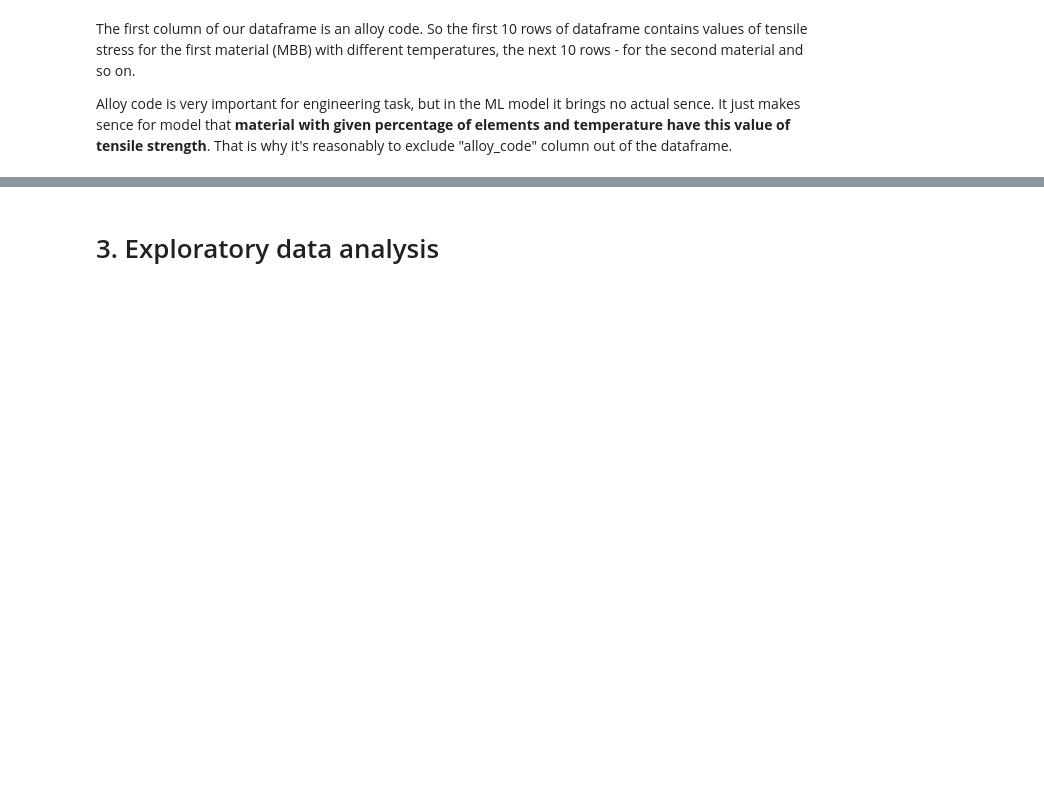
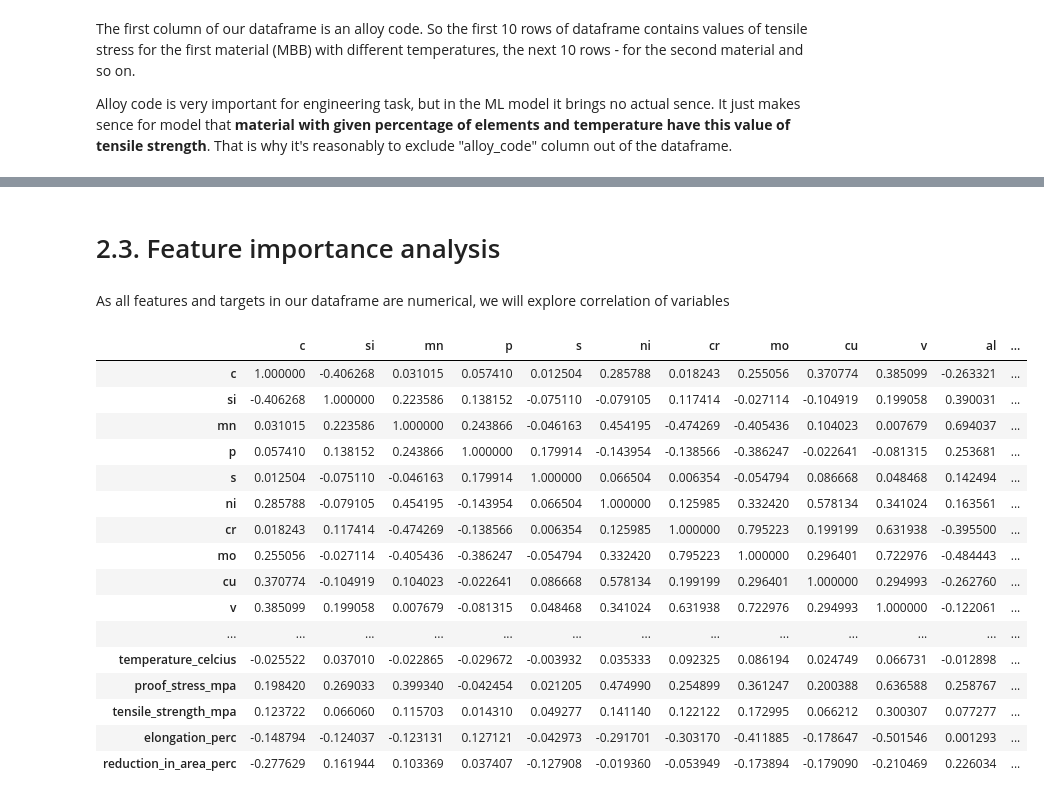
Before and after one commit to ElenaNKn/ml-zoomcamp-solutions, a Jupyter notebook: capstone_project/notebook.ipynb, the cells around one changed output, grey strips where cells are left out. Cells and saved outputs as stored; diff of their text form; code cells hidden in the pictures; blank space fills up the shorter version.

Commit message:
Exploratory data analysis performed

```diff
--- a/capstone_project/notebook.ipynb
+++ b/capstone_project/notebook.ipynb
@@ -203,2 +236,25 @@ df
 # %% [markdown]
-# 3. Exploratory data analysis
+# 2.3. Feature importance analysis
+# %% [markdown]
+As all features and targets in our dataframe are numerical, we will explore correlation of variables
+# %%
+df_train_corr = df.corr()
+df_train_corr
+# %% [output]
+|  | c | si | mn | p | s | ni | cr | mo | cu | v | al | ... |
+| c | 1.000000 | -0.406268 | 0.031015 | 0.057410 | 0.012504 | 0.285788 | 0.018243 | 0.255056 | 0.370774 | 0.385099 | -0.263321 | ... |
+| si | -0.406268 | 1.000000 | 0.223586 | 0.138152 | -0.075110 | -0.079105 | 0.117414 | -0.027114 | -0.104919 | 0.199058 | 0.390031 | ... |
+| mn | 0.031015 | 0.223586 | 1.000000 | 0.243866 | -0.046163 | 0.454195 | -0.474269 | -0.405436 | 0.104023 | 0.007679 | 0.694037 | ... |
+| p | 0.057410 | 0.138152 | 0.243866 | 1.000000 | 0.179914 | -0.143954 | -0.138566 | -0.386247 | -0.022641 | -0.081315 | 0.253681 | ... |
+| s | 0.012504 | -0.075110 | -0.046163 | 0.179914 | 1.000000 | 0.066504 | 0.006354 | -0.054794 | 0.086668 | 0.048468 | 0.142494 | ... |
+| ni | 0.285788 | -0.079105 | 0.454195 | -0.143954 | 0.066504 | 1.000000 | 0.125985 | 0.332420 | 0.578134 | 0.341024 | 0.163561 | ... |
+| cr | 0.018243 | 0.117414 | -0.474269 | -0.138566 | 0.006354 | 0.125985 | 1.000000 | 0.795223 | 0.199199 | 0.631938 | -0.395500 | ... |
+| mo | 0.255056 | -0.027114 | -0.405436 | -0.386247 | -0.054794 | 0.332420 | 0.795223 | 1.000000 | 0.296401 | 0.722976 | -0.484443 | ... |
+| cu | 0.370774 | -0.104919 | 0.104023 | -0.022641 | 0.086668 | 0.578134 | 0.199199 | 0.296401 | 1.000000 | 0.294993 | -0.262760 | ... |
+| v | 0.385099 | 0.199058 | 0.007679 | -0.081315 | 0.048468 | 0.341024 | 0.631938 | 0.722976 | 0.294993 | 1.000000 | -0.122061 | ... |
+| ... | ... | ... | ... | ... | ... | ... | ... | ... | ... | ... | ... | ... |
+| temperature_celcius | -0.025522 | 0.037010 | -0.022865 | -0.029672 | -0.003932 | 0.035333 | 0.092325 | 0.086194 | 0.024749 | 0.066731 | -0.012898 | ... |
+| proof_stress_mpa | 0.198420 | 0.269033 | 0.399340 | -0.042454 | 0.021205 | 0.474990 | 0.254899 | 0.361247 | 0.200388 | 0.636588 | 0.258767 | ... |
+| tensile_strength_mpa | 0.123722 | 0.066060 | 0.115703 | 0.014310 | 0.049277 | 0.141140 | 0.122122 | 0.172995 | 0.066212 | 0.300307 | 0.077277 | ... |
+| elongation_perc | -0.148794 | -0.124037 | -0.123131 | 0.127121 | -0.042973 | -0.291701 | -0.303170 | -0.411885 | -0.178647 | -0.501546 | 0.001293 | ... |
+| reduction_in_area_perc | -0.277629 | 0.161944 | 0.103369 | 0.037407 | -0.127908 | -0.019360 | -0.053949 | -0.173894 | -0.179090 | -0.210469 | 0.226034 | ... |
```
Also changed, not shown: parts of 28 cells of this notebook.
